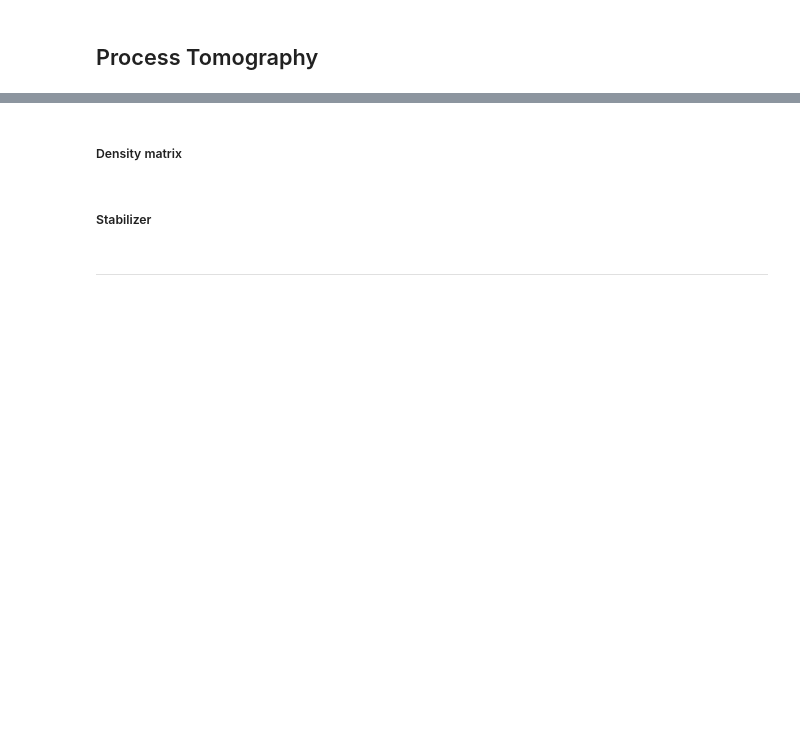
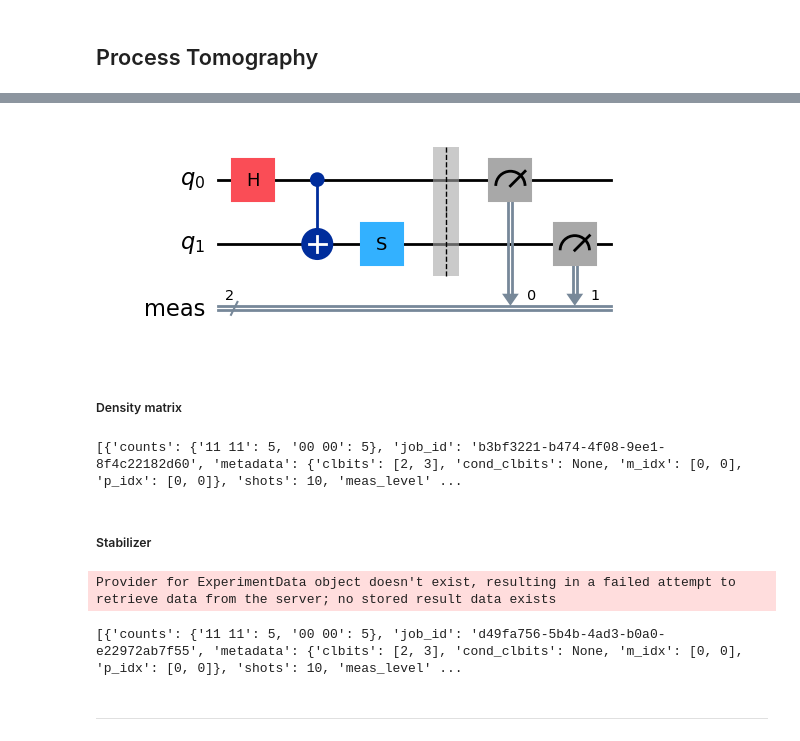
Before and after one commit to Moriarty2002/quantum-information, a Jupyter notebook: src/elaborato.ipynb, the cells around one changed output, grey strips where cells are left out. Cells and saved outputs as stored; diff of their text form; code cells hidden in the pictures; blank space fills up the shorter version.

```diff
--- a/src/elaborato.ipynb
+++ b/src/elaborato.ipynb
@@ -510,0 +521,17 @@ result = simulator_stabilizer.run(qc_to_benchmark, shots=shots, method="stabiliz
+# %%
+# Crea un circuito quantistico con 2 qubit
+qc_tomo = QuantumCircuit(2)
+
+# Layer 1: Crea entanglement
+qc_tomo.h(0)
+qc_tomo.cx(0, 1)
+
+# Layer 2: Aggiungi una porta singola
+qc_tomo.s(1)
+
+# Misura tutti i qubit
+qc_tomo.measure_all()
+
+qc_tomo.draw('mpl')
+# %% [output]
+[figure, added]
@@ -513,9 +543,24 @@ result = simulator_stabilizer.run(qc_to_benchmark, shots=shots, method="stabiliz
 # %%
 simulator_density = AerSimulator(method="density_matrix")
 
-circuit_tomo = ProcessTomography(qc_2, simulator_density)
+circuit_tomo_density = ProcessTomography(qc_to_ps_tomo, simulator_density)
+
+res = circuit_tomo_density.run(simulator_density, shots=10)
+print(res.data())
+# %% [output]
+[{'counts': {'11 11': 5, '00 00': 5}, 'job_id': 'b3bf3221-b474-4f08-9ee1-8f4c22182d60', 'metadata': {'clbits': [2, 3], 'cond_clbits': None, 'm_idx': [0, 0], 'p_idx': [0, 0]}, 'shots': 10, 'meas_level' ...
 # %% [markdown]
 <h5>Stabilizer</h5>
+# %%
+simulator_stabilizer = AerSimulator(method="stabilizer")
+
+circuit_tomo_stabilizer = ProcessTomography(qc_to_ps_tomo, simulator_stabilizer)
+
+res = circuit_tomo_stabilizer.run(simulator_stabilizer, shots=10)
+print(res.data())
+# %% [output]
+Provider for ExperimentData object doesn't exist, resulting in a failed attempt to retrieve data from the server; no stored result data exists
+[{'counts': {'11 11': 5, '00 00': 5}, 'job_id': 'd49fa756-5b4b-4ad3-b0a0-e22972ab7f55', 'metadata': {'clbits': [2, 3], 'cond_clbits': None, 'm_idx': [0, 0], 'p_idx': [0, 0]}, 'shots': 10, 'meas_level' ...
 # %% [markdown]
 ---
 # %% [markdown]
```
Also changed, not shown: parts of 16 cells of this notebook, 1 other file.
